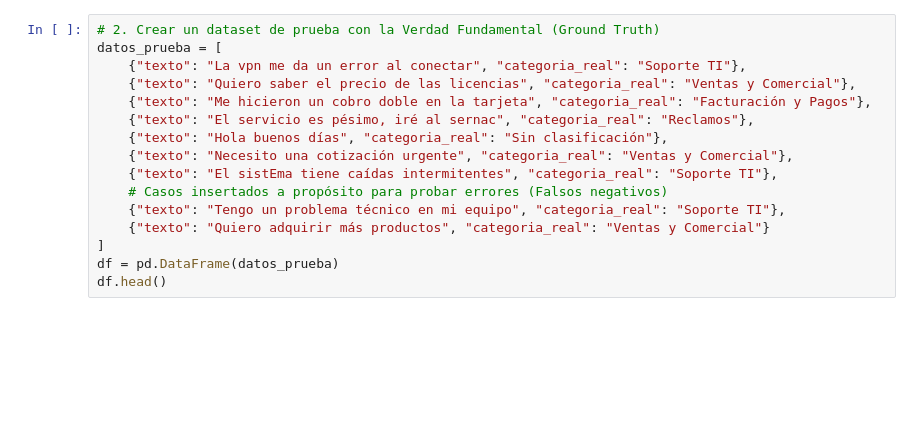
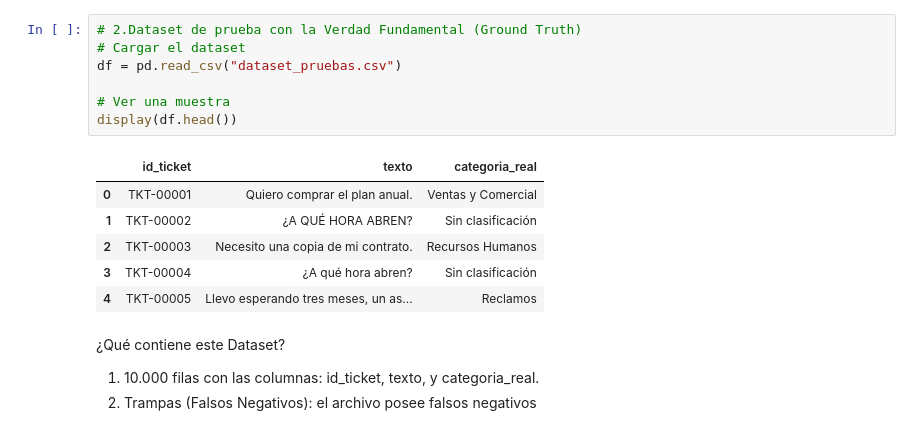
Before and after one commit to 7gnacio-Codez/Keyword_classifier, a Jupyter notebook: test_clasificador.ipynb, the cells around one changed output. Saved outputs shown, nothing was run; the diff lists cells and outputs as text; blank space fills up the shorter version.

```diff
--- a/test_clasificador.ipynb
+++ b/test_clasificador.ipynb
@@ -12,19 +14,21 @@ print("Clasificador inicializado correctamente desde config.json.")
-# %%
-# 2. Crear un dataset de prueba con la Verdad Fundamental (Ground Truth)
-datos_prueba = [
-    {"texto": "La vpn me da un error al conectar", "categoria_real": "Soporte TI"},
-    {"texto": "Quiero saber el precio de las licencias", "categoria_real": "Ventas y Comercial"},
-    {"texto": "Me hicieron un cobro doble en la tarjeta", "categoria_real": "Facturación y Pagos"},
-    {"texto": "El servicio es pésimo, iré al sernac", "categoria_real": "Reclamos"},
-    {"texto": "Hola buenos días", "categoria_real": "Sin clasificación"},
-    {"texto": "Necesito una cotización urgente", "categoria_real": "Ventas y Comercial"},
-    {"texto": "El sistEma tiene caídas intermitentes", "categoria_real": "Soporte TI"},
-    # Casos insertados a propósito para probar errores (Falsos negativos)
-    {"texto": "Tengo un problema técnico en mi equipo", "categoria_real": "Soporte TI"},
-    {"texto": "Quiero adquirir más productos", "categoria_real": "Ventas y Comercial"}
-]
-df = pd.DataFrame(datos_prueba)
-df.head()
+# %%
+# 2.Dataset de prueba con la Verdad Fundamental (Ground Truth)
+# Cargar el dataset
+df = pd.read_csv("dataset_pruebas.csv")
+
+# Ver una muestra
+display(df.head())
+# %% [output]
+|  | id_ticket | texto | categoria_real |
+| 0 | TKT-00001 | Quiero comprar el plan anual. | Ventas y Comercial |
+| 1 | TKT-00002 | ¿A QUÉ HORA ABREN? | Sin clasificación |
+| 2 | TKT-00003 | Necesito una copia de mi contrato. | Recursos Humanos |
+| 3 | TKT-00004 | ¿A qué hora abren? | Sin clasificación |
+| 4 | TKT-00005 | Llevo esperando tres meses, un as... | Reclamos |
+# %% [markdown]
+¿Qué contiene este Dataset?
+1. 10.000 filas con las columnas: id_ticket, texto, y categoria_real.
+2. Trampas (Falsos Negativos): el archivo posee falsos negativos
 # %%
 # 3. Aplicar el clasificador al DataFrame
 def aplicar_clasificador(texto):
```
Also changed, not shown: parts of 5 cells of this notebook.
